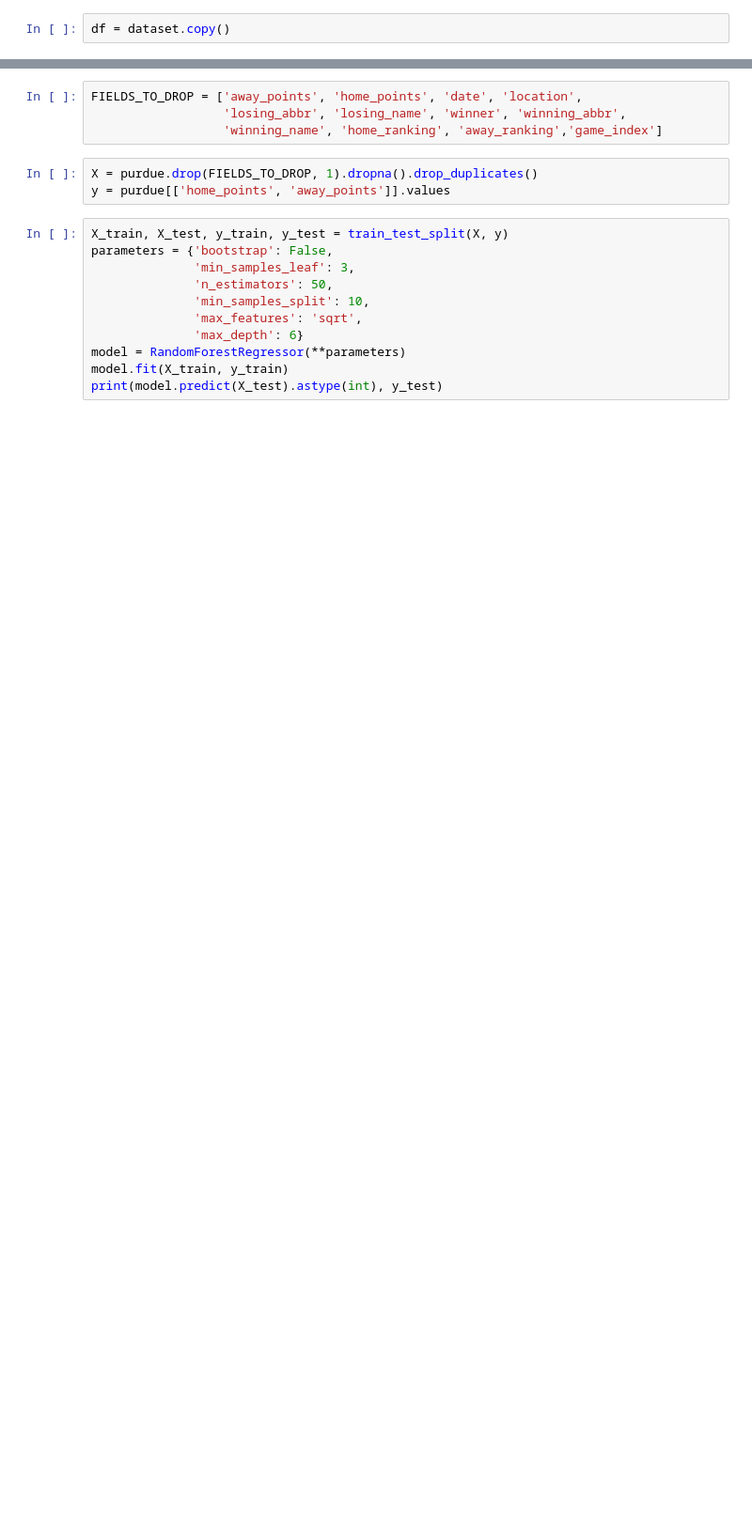
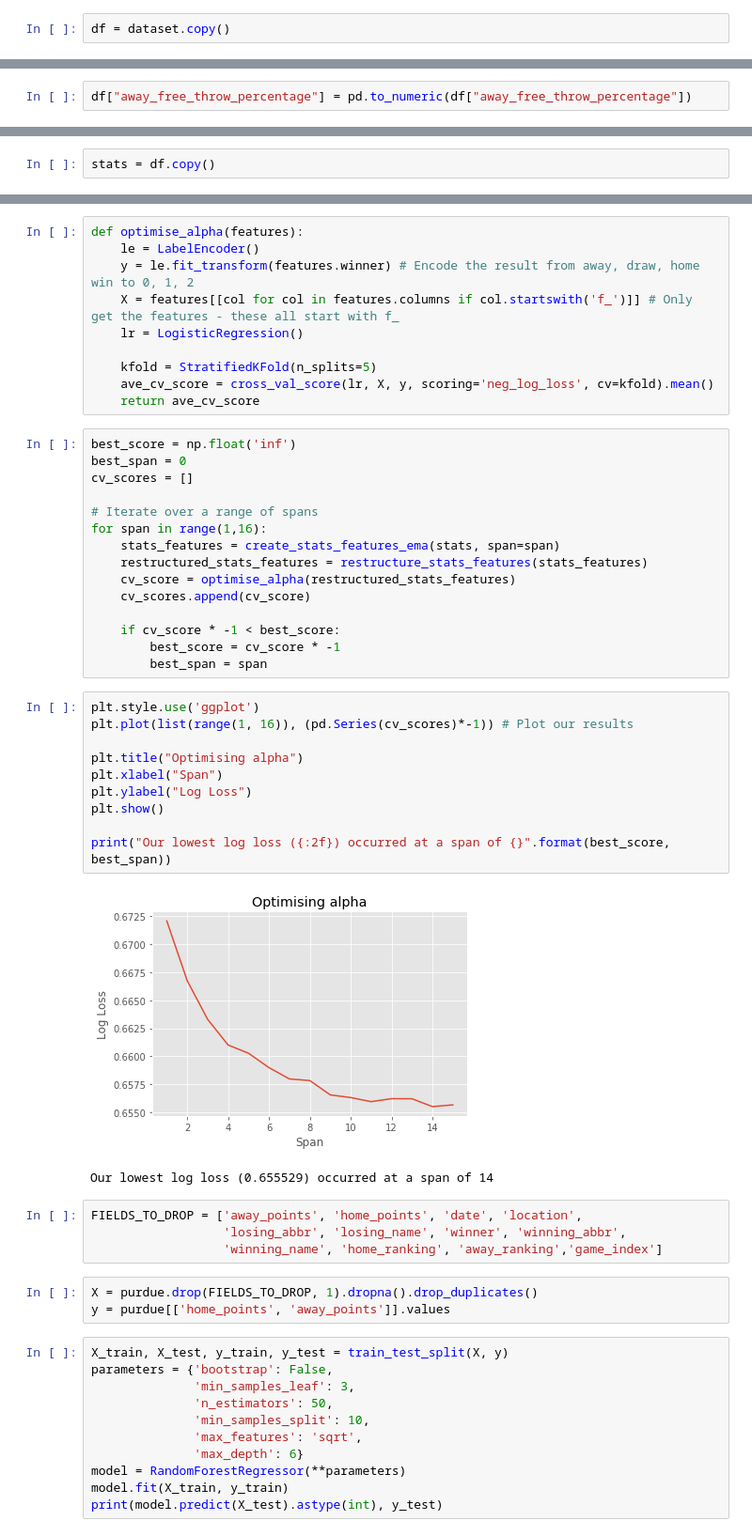
Before and after one commit to MachineEarnedRuns/NCAAB-Game-Predictor-WIP-, a Jupyter notebook: NCAA Men's Basketball Game Predictor.ipynb, the cells around one changed output, grey strips where cells are left out. Shown at 94% size. Saved outputs shown, nothing was run; the diff lists cells and outputs as text; blank space fills up the shorter version.

```diff
--- a/NCAA Men's Basketball Game Predictor.ipynb
+++ b/NCAA Men's Basketball Game Predictor.ipynb
@@ -767 +838,3 @@ df['game_index'] = np.arange(len(purdue))
+# %%
+df["away_free_throw_percentage"] = pd.to_numeric(df["away_free_throw_percentage"])
 # %%
@@ -782,0 +860,2 @@ df
+# %%
+stats = df.copy()
@@ -783,3 +921,41 @@ df
+# %%
+def optimise_alpha(features):
+    le = LabelEncoder()
+    y = le.fit_transform(features.winner) # Encode the result from away, draw, home win to 0, 1, 2
+    X = features[[col for col in features.columns if col.startswith('f_')]] # Only get the features - these all start with f_
+    lr = LogisticRegression()
+
+    kfold = StratifiedKFold(n_splits=5)
+    ave_cv_score = cross_val_score(lr, X, y, scoring='neg_log_loss', cv=kfold).mean()
+    return ave_cv_score
+# %%
+best_score = np.float('inf')
+best_span = 0
+cv_scores = []
+
+# Iterate over a range of spans
+for span in range(1,16):
+    stats_features = create_stats_features_ema(stats, span=span)
+    restructured_stats_features = restructure_stats_features(stats_features)
+    cv_score = optimise_alpha(restructured_stats_features)
+    cv_scores.append(cv_score)
+
+    if cv_score * -1 < best_score:
+        best_score = cv_score * -1
+        best_span = span
+# %%
+plt.style.use('ggplot')
+plt.plot(list(range(1, 16)), (pd.Series(cv_scores)*-1)) # Plot our results
+
+plt.title("Optimising alpha")
+plt.xlabel("Span")
+plt.ylabel("Log Loss")
+plt.show()
+
+print("Our lowest log loss ({:2f}) occurred at a span of {}".format(best_score, best_span))
+# %% [output]
+[figure, added]
+Our lowest log loss (0.655529) occurred at a span of 14
 # %%
 FIELDS_TO_DROP = ['away_points', 'home_points', 'date', 'location',
                   'losing_abbr', 'losing_name', 'winner', 'winning_abbr',
```
Also changed, not shown: parts of 26 cells of this notebook.
